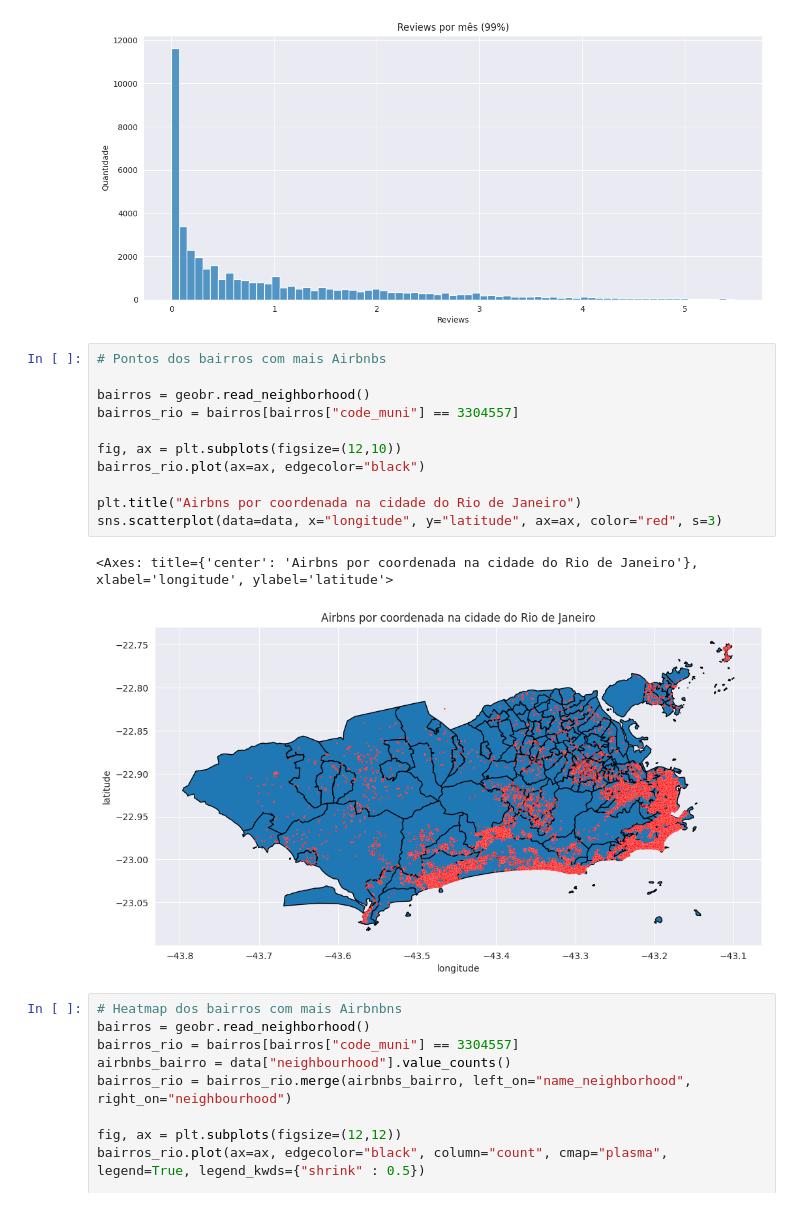
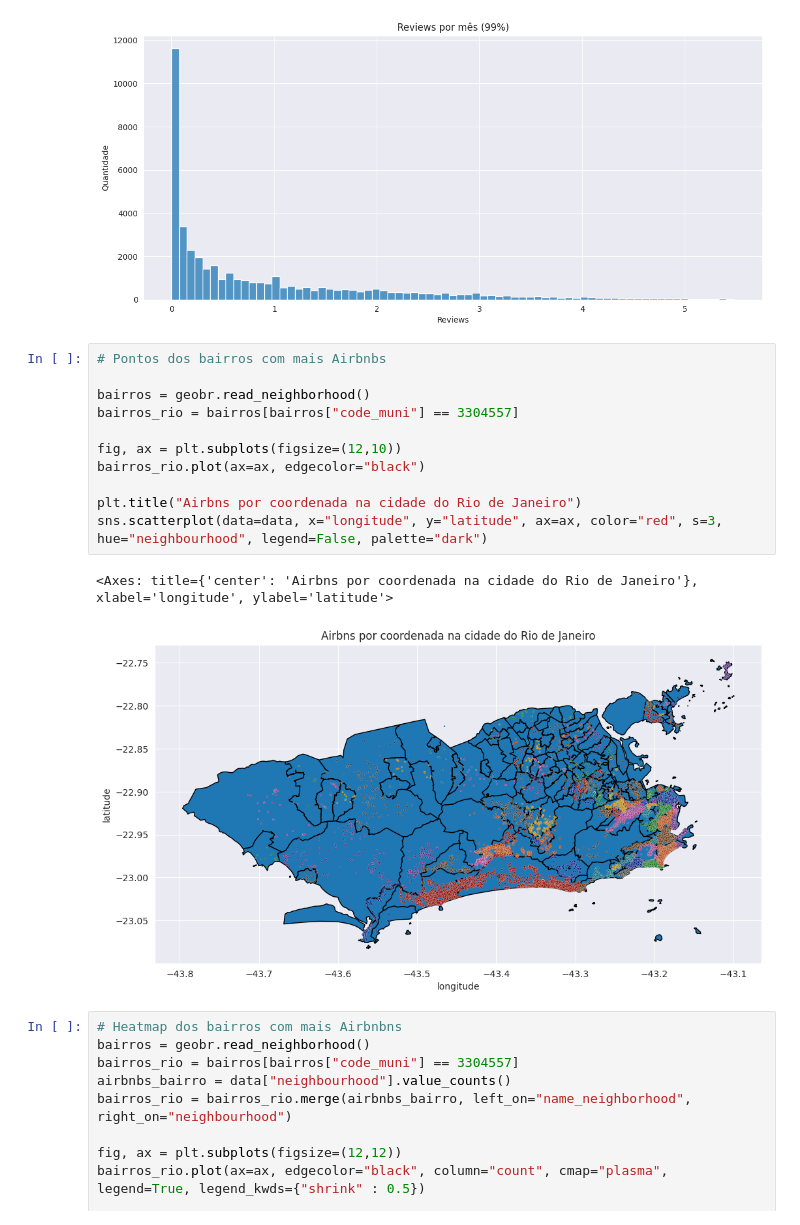
Before and after one commit to pagmaia/datasci-learning-project, a Jupyter notebook: airbnb-analysis.ipynb, the cells around one changed output. Drawn from its saved outputs; the diff is of its cells as text.

Commit message:
some changes to some graphics and add corr matrix heatmap + title

```diff
--- a/airbnb-analysis.ipynb
+++ b/airbnb-analysis.ipynb
@@ -145,17 +149,17 @@ Text(0, 0.5, 'Quantidade')
 # %%
 # Pontos dos bairros com mais Airbnbs
 
 bairros = geobr.read_neighborhood()
 bairros_rio = bairros[bairros["code_muni"] == 3304557]
 
 fig, ax = plt.subplots(figsize=(12,10))
 bairros_rio.plot(ax=ax, edgecolor="black")
 
 plt.title("Airbns por coordenada na cidade do Rio de Janeiro")
-sns.scatterplot(data=data, x="longitude", y="latitude", ax=ax, color="red", s=3)
+sns.scatterplot(data=data, x="longitude", y="latitude", ax=ax, color="red", s=3, hue="neighbourhood", legend=False, palette="dark")
 # %% [output]
 <Axes: title={'center': 'Airbns por coordenada na cidade do Rio de Janeiro'}, xlabel='longitude', ylabel='latitude'>
-[figure, old version]
+[figure, new version]
 # %%
 # Heatmap dos bairros com mais Airbnbns
 bairros = geobr.read_neighborhood()
```
Also changed, not shown: parts of 3 cells of this notebook.
